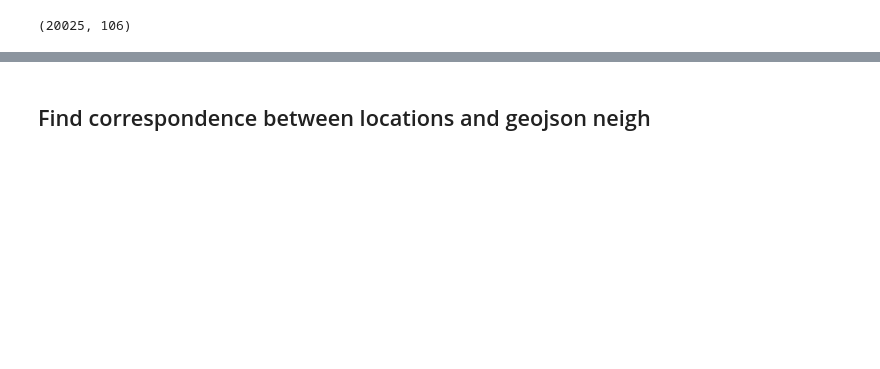
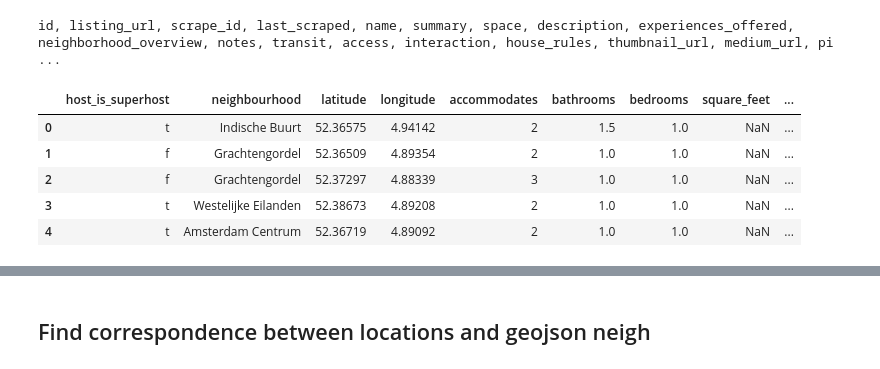
Before and after one commit to mberaha/spatial_mixtures, a Jupyter notebook: notebooks/amsterdam_airbnb/cleaning_and_plots.ipynb, the cells around one changed output, grey strips where cells are left out. Drawn from its saved outputs; the diff is of its cells as text; code cells hidden in the pictures; blank space fills up the shorter version.

```diff
--- a/notebooks/amsterdam_airbnb/cleaning_and_plots.ipynb
+++ b/notebooks/amsterdam_airbnb/cleaning_and_plots.ipynb
@@ -7,2 +23,6 @@ import matplotlib.pyplot as plt
 # %%
 data = pd.read_csv("listings.csv", low_memory=False)
+# %%
+print(", ".join(data.columns))
+# %% [output]
+id, listing_url, scrape_id, last_scraped, name, summary, space, description, experiences_offered, neighborhood_overview, notes, transit, access, interaction, house_rules, thumbnail_url, medium_url, pi ...
@@ -9,4 +38,9 @@ data = pd.read_csv("listings.csv", low_memory=False)
 # %%
-data.shape
+data.head()
 # %% [output]
-(20025, 106)
+|  | host_is_superhost | neighbourhood | latitude | longitude | accommodates | bathrooms | bedrooms | square_feet | ... |
+| 0 | t | Indische Buurt | 52.36575 | 4.94142 | 2 | 1.5 | 1.0 | NaN | ... |
+| 1 | f | Grachtengordel | 52.36509 | 4.89354 | 2 | 1.0 | 1.0 | NaN | ... |
+| 2 | f | Grachtengordel | 52.37297 | 4.88339 | 3 | 1.0 | 1.0 | NaN | ... |
+| 3 | t | Westelijke Eilanden | 52.38673 | 4.89208 | 2 | 1.0 | 1.0 | NaN | ... |
+| 4 | t | Amsterdam Centrum | 52.36719 | 4.89092 | 2 | 1.0 | 1.0 | NaN | ... |
```
Also changed, not shown: parts of 16 cells of this notebook.
